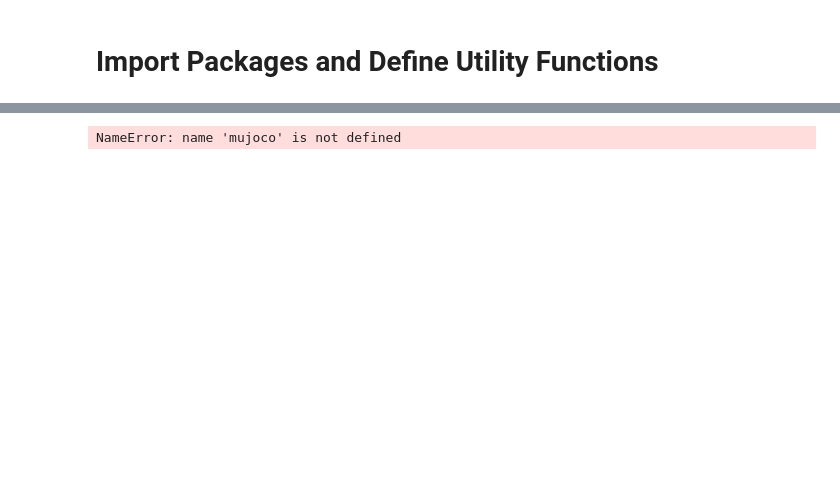
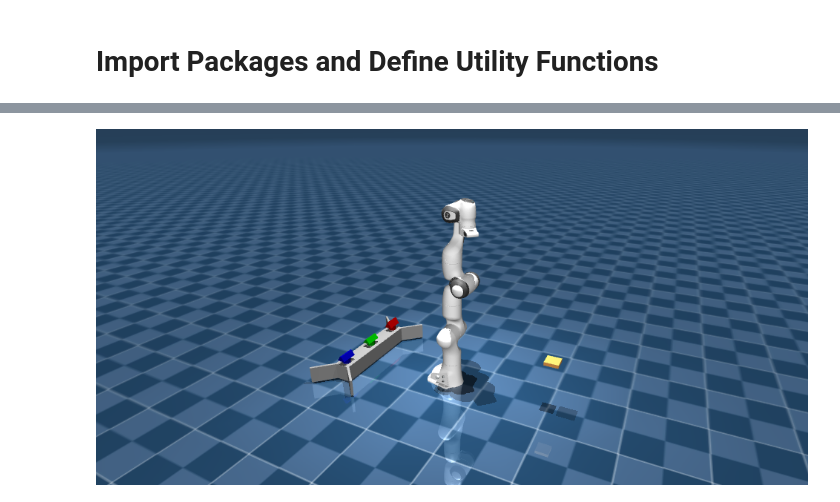
Before and after one commit to wngfra/tac3d, a Jupyter notebook: notebooks/panda_exploration.ipynb, the cells around one changed output, grey strips where cells are left out. Drawn from its saved outputs; the diff is of its cells as text; code cells hidden in the pictures; blank space fills up the shorter version.

Commit message:
added rotational platform to mujoco scene

```diff
--- a/notebooks/panda_exploration.ipynb
+++ b/notebooks/panda_exploration.ipynb
@@ -44,29 +43,32 @@ ImportError: Cannot initialize a headless EGL display.
 # %%
 # IK solver parameters
 _MAX_STEPS = 100
 _TOL = 1e-12
 
 scene_xml = 'models/scene.xml'
 site_name = 'attachment_site'
 
 physics = mujoco.Physics.from_xml_path(scene_xml)
 target_pos = physics.named.data.site_xpos[site_name]
 
+"""
 result = ik.qpos_from_site_pose(
           physics=physics,
           site_name=site_name,
           target_pos=target_pos,
           #target_quat=target_quat,
           joint_names=joint_names,
           tol=_TOL,
           max_steps=_MAX_STEPS,
           inplace=True,
       )
+"""
 
-pixels = physics.render(width=1280, height=720, camera_id='prospective')
+
+pixels = physics.render(width=960, height=480, camera_id='prospective')
 PIL.Image.fromarray(pixels)
 # %% [output]
-NameError: name 'mujoco' is not defined
+[figure, added]
 # %%
 duration = 5.0 # (Seconds)
 framerate = 24  # (Hz)
```
Also changed, not shown: parts of 2 cells of this notebook, 3 other files.
